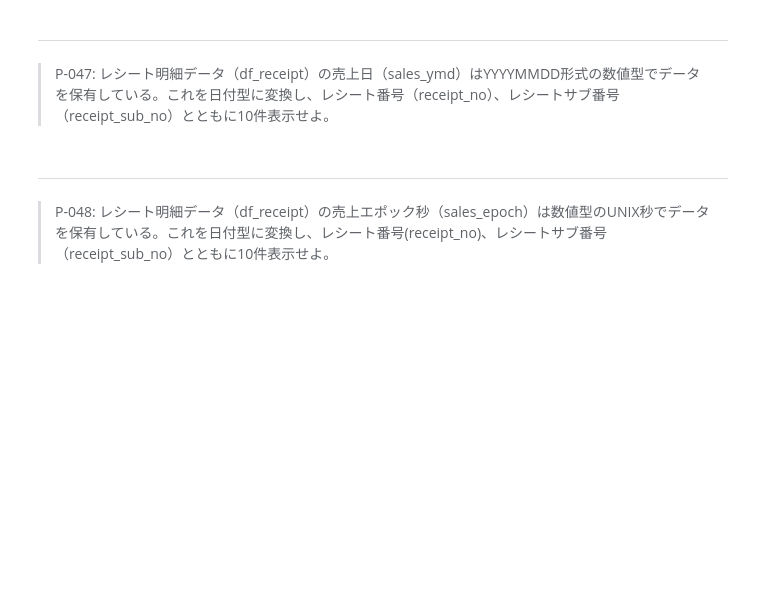
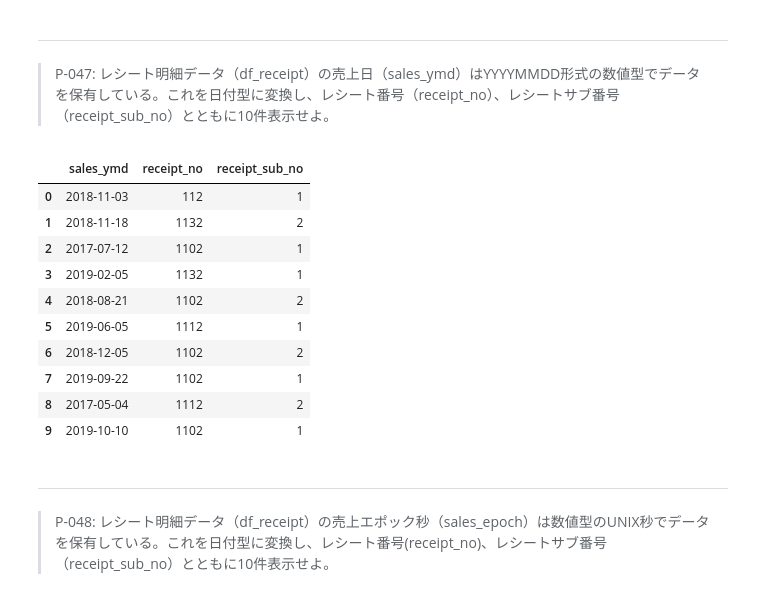
Before and after one commit to kamikami1997/DS100knock, a Jupyter notebook: preprocess_knock_Python_Colab.ipynb, the cells around one changed output. Cells and saved outputs as stored; diff of their text form; code cells hidden in the pictures; blank space fills up the shorter version.

```diff
--- a/preprocess_knock_Python_Colab.ipynb
+++ b/preprocess_knock_Python_Colab.ipynb
@@ -910,6 +940,20 @@ df_sales_summary_long
 # %% [markdown]
 ---
 > P-047: レシート明細データ（df_receipt）の売上日（sales_ymd）はYYYYMMDD形式の数値型でデータを保有している。これを日付型に変換し、レシート番号（receipt_no）、レシートサブ番号（receipt_sub_no）とともに10件表示せよ。
+# %%
+pd.concat([pd.to_datetime(df_receipt["sales_ymd"].astype(str)), df_receipt[["receipt_no", "receipt_sub_no"]]], axis=1).head(10)
+# %% [output]
+|  | sales_ymd | receipt_no | receipt_sub_no |
+| 0 | 2018-11-03 | 112 | 1 |
+| 1 | 2018-11-18 | 1132 | 2 |
+| 2 | 2017-07-12 | 1102 | 1 |
+| 3 | 2019-02-05 | 1132 | 1 |
+| 4 | 2018-08-21 | 1102 | 2 |
+| 5 | 2019-06-05 | 1112 | 1 |
+| 6 | 2018-12-05 | 1102 | 2 |
+| 7 | 2019-09-22 | 1102 | 1 |
+| 8 | 2017-05-04 | 1112 | 2 |
+| 9 | 2019-10-10 | 1102 | 1 |
 # %% [markdown]
 ---
 > P-048: レシート明細データ（df_receipt）の売上エポック秒（sales_epoch）は数値型のUNIX秒でデータを保有している。これを日付型に変換し、レシート番号(receipt_no)、レシートサブ番号（receipt_sub_no）とともに10件表示せよ。
```
Also changed, not shown: parts of 6 cells of this notebook.
